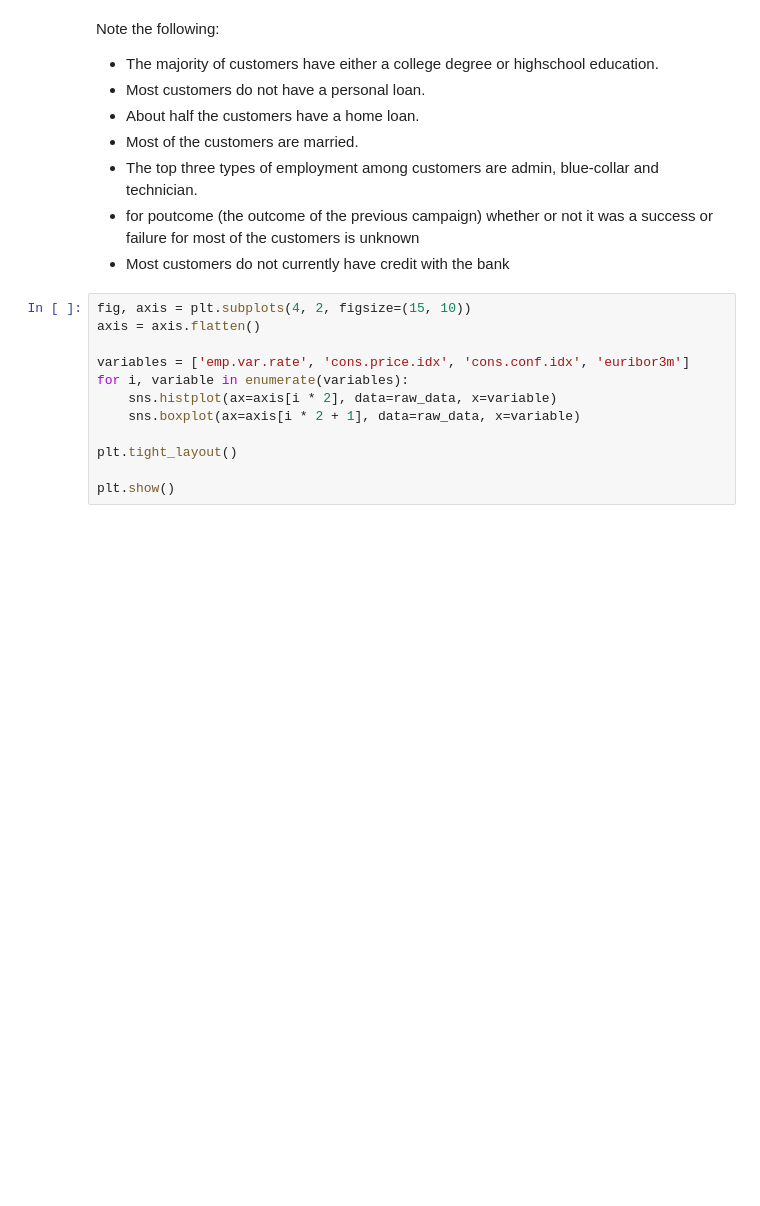
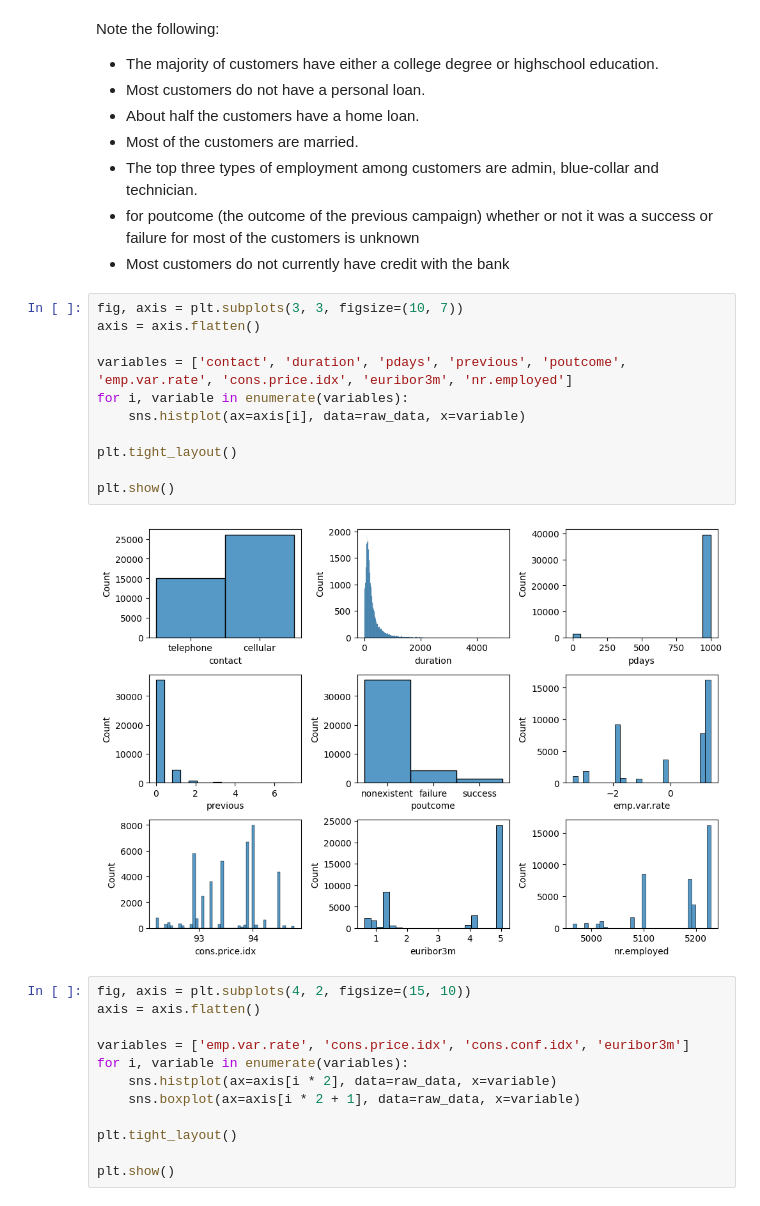
Before and after one commit to Dansah2/Dansah2_LogisticRegression_4GeeksProject, a Jupyter notebook: src/explore.ipynb, the cells around one changed output. Drawn from its saved outputs; the diff is of its cells as text; blank space fills up the shorter version.

Commit message:
added final plot

```diff
--- a/src/explore.ipynb
+++ b/src/explore.ipynb
@@ -139,6 +139,19 @@ Note the following:
 - The top three types of employment among customers are admin, blue-collar and technician.
 - for poutcome (the outcome of the previous campaign) whether or not it was a success or failure for most of the customers is unknown
 - Most customers do not currently have credit with the bank
+# %%
+fig, axis = plt.subplots(3, 3, figsize=(10, 7))
+axis = axis.flatten()
+
+variables = ['contact', 'duration', 'pdays', 'previous', 'poutcome', 'emp.var.rate', 'cons.price.idx', 'euribor3m', 'nr.employed']
+for i, variable in enumerate(variables):
+    sns.histplot(ax=axis[i], data=raw_data, x=variable)
+
+plt.tight_layout()
+
+plt.show()
+# %% [output]
+[figure, added]
 # %%
 fig, axis = plt.subplots(4, 2, figsize=(15, 10))
 axis = axis.flatten()
```
